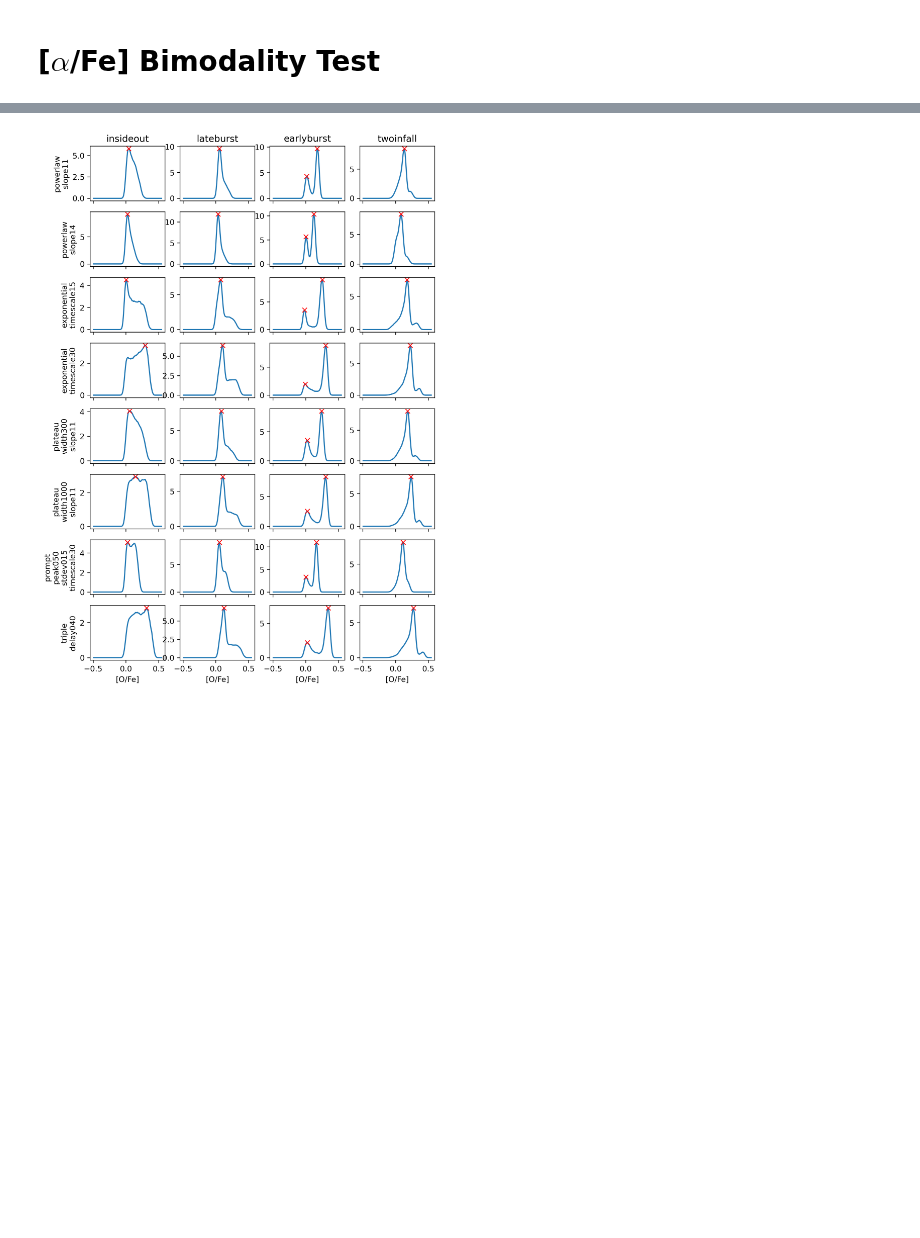
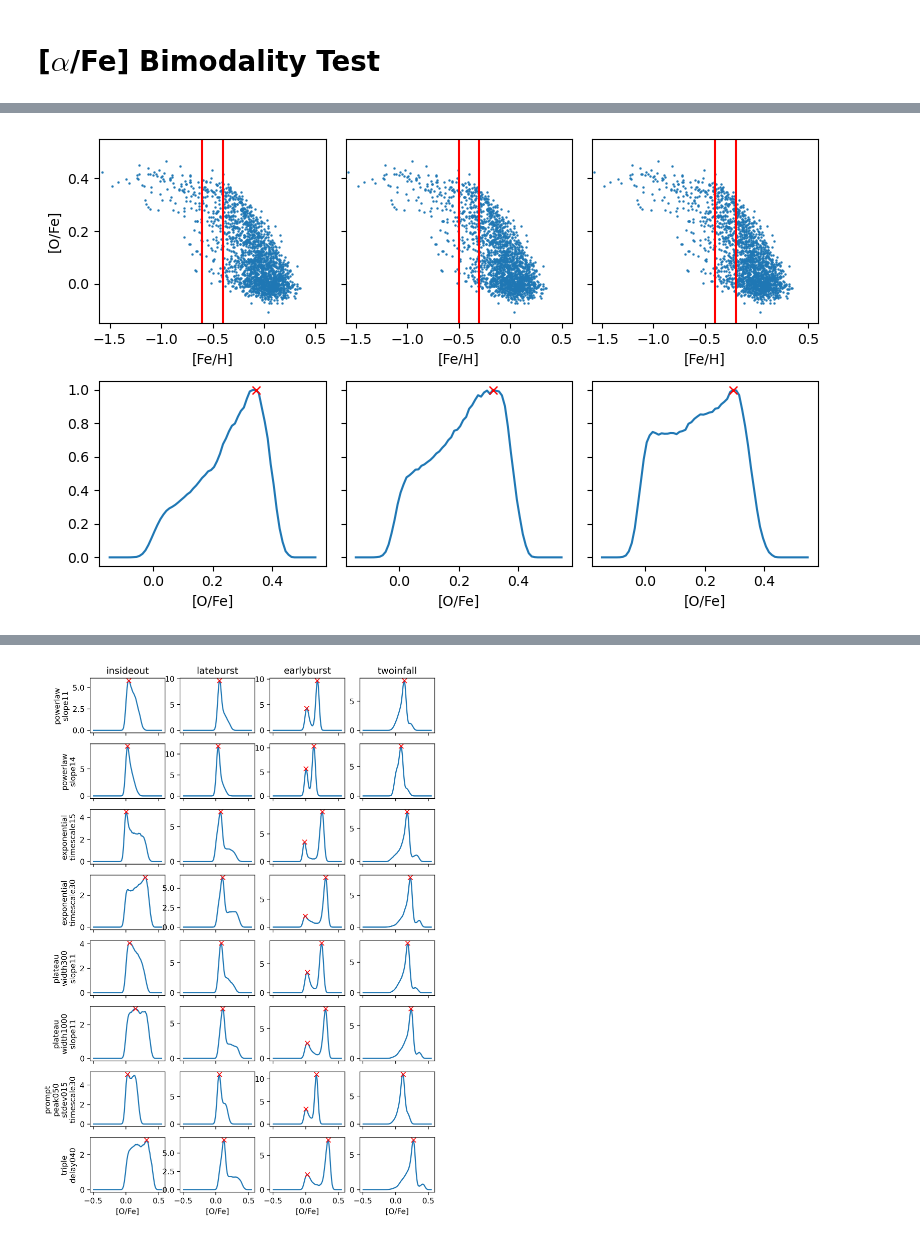
Before and after one commit to lodubay/galactic-dtd, a Jupyter notebook: notebooks/bimodality_new.ipynb, the cells around one changed output, grey strips where cells are left out. Cells and saved outputs as stored; diff of their text form; code cells hidden in the pictures; blank space fills up the shorter version.

```diff
--- a/notebooks/bimodality_new.ipynb
+++ b/notebooks/bimodality_new.ipynb
@@ -47,0 +91,5 @@ plt.show()
+# %%
+insideout_mzs = MultizoneStars.from_output('gaussian/insideout/exponential_timescale30')
+plot_vice_slices(insideout_mzs, feh_slices=(-0.5, -0.4, -0.3), prominence=0.1, smoothing=0.05)
+# %% [output]
+[figure, added]
```
Also changed, not shown: parts of 11 cells of this notebook, 2 other files.
